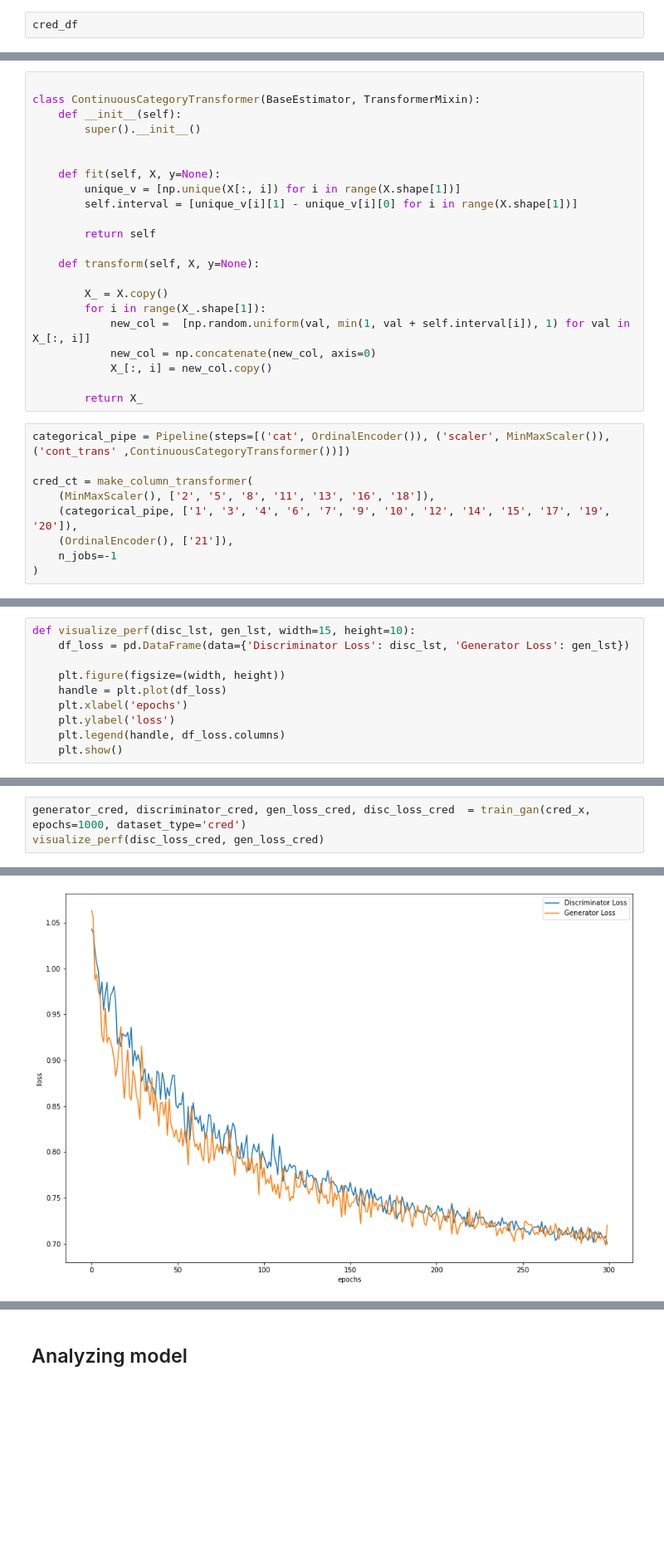
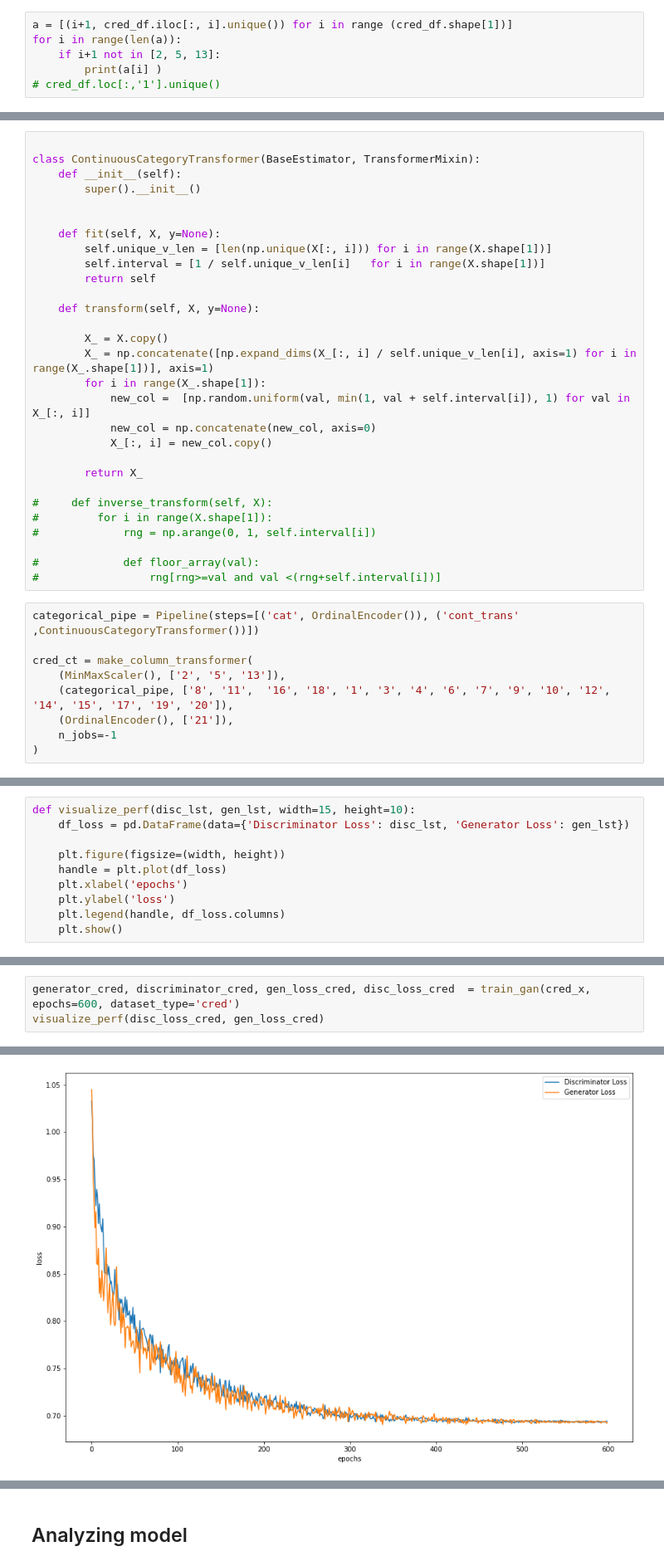
Before and after one commit to Naorko/gan-tf, a Jupyter notebook: gans.ipynb, the cells around one changed output, grey strips where cells are left out. Shown at 83% size. Saved outputs shown, nothing was run; the diff lists cells and outputs as text; blank space fills up the shorter version.

```diff
--- a/gans.ipynb
+++ b/gans.ipynb
@@ -89,5 +90,9 @@ diab_df
 # https://archive.ics.uci.edu/ml/datasets/statlog+(german+credit+data)
 cred_df = load_arff_dataset(r'datasets/german_credit.arff')
 # %%
-cred_df
+a = [(i+1, cred_df.iloc[:, i].unique()) for i in range (cred_df.shape[1])]
+for i in range(len(a)):
+    if i+1 not in [2, 5, 13]:
+        print(a[i] )
+# cred_df.loc[:,'1'].unique()
 # %% [output]
@@ -165,26 +176,33 @@ class ContinuousCategoryTransformer(BaseEstimator, TransformerMixin):
 
 
     def fit(self, X, y=None):
-        unique_v = [np.unique(X[:, i]) for i in range(X.shape[1])]
-        self.interval = [unique_v[i][1] - unique_v[i][0] for i in range(X.shape[1])]
-
+        self.unique_v_len = [len(np.unique(X[:, i])) for i in range(X.shape[1])]
+        self.interval = [1 / self.unique_v_len[i]   for i in range(X.shape[1])]
         return self
 
     def transform(self, X, y=None):
 
         X_ = X.copy()
+        X_ = np.concatenate([np.expand_dims(X_[:, i] / self.unique_v_len[i], axis=1) for i in range(X_.shape[1])], axis=1)
         for i in range(X_.shape[1]):
             new_col =  [np.random.uniform(val, min(1, val + self.interval[i]), 1) for val in X_[:, i]]
             new_col = np.concatenate(new_col, axis=0)
             X_[:, i] = new_col.copy()
 
         return X_
+
+#     def inverse_transform(self, X):
+#         for i in range(X.shape[1]):
+#             rng = np.arange(0, 1, self.interval[i])
+
+#             def floor_array(val):
+#                 rng[rng>=val and val <(rng+self.interval[i])]
 # %%
-categorical_pipe = Pipeline(steps=[('cat', OrdinalEncoder()), ('scaler', MinMaxScaler()), ('cont_trans' ,ContinuousCategoryTransformer())])
+categorical_pipe = Pipeline(steps=[('cat', OrdinalEncoder()), ('cont_trans' ,ContinuousCategoryTransformer())])
 
 cred_ct = make_column_transformer(
-    (MinMaxScaler(), ['2', '5', '8', '11', '13', '16', '18']),
-    (categorical_pipe, ['1', '3', '4', '6', '7', '9', '10', '12', '14', '15', '17', '19', '20']),
+    (MinMaxScaler(), ['2', '5', '13']),
+    (categorical_pipe, ['8', '11',  '16', '18', '1', '3', '4', '6', '7', '9', '10', '12', '14', '15', '17', '19', '20']),
     (OrdinalEncoder(), ['21']),
     n_jobs=-1
 )
@@ -333,6 +350,6 @@ KeyboardInterrupt:
 # %%
-generator_cred, discriminator_cred, gen_loss_cred, disc_loss_cred  = train_gan(cred_x, epochs=1000, dataset_type='cred')
+generator_cred, discriminator_cred, gen_loss_cred, disc_loss_cred  = train_gan(cred_x, epochs=600, dataset_type='cred')
 visualize_perf(disc_loss_cred, gen_loss_cred)
 # %% [output]
 [interactive output not drawn]
-[figure, old version]
+[figure, new version]
```
Also changed, not shown: parts of 28 cells of this notebook.
